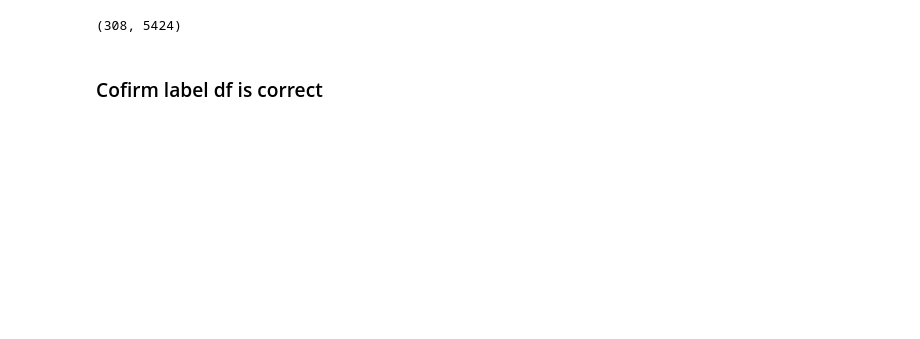
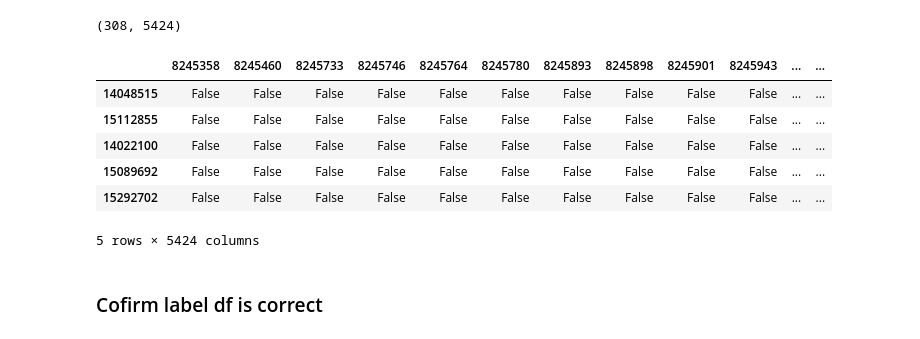
Before and after one commit to yoheikikuta/US-patent-analysis, a Jupyter notebook: notebook/tfidf_nearest.ipynb, the cells around one changed output. Cells and saved outputs as stored; diff of their text form; code cells hidden in the pictures; blank space fills up the shorter version.

```diff
--- a/notebook/tfidf_nearest.ipynb
+++ b/notebook/tfidf_nearest.ipynb
@@ -142,6 +239,16 @@ label_df = create_label_df()
 label_df.shape
 # %% [output]
 (308, 5424)
+# %%
+label_df.head()
+# %% [output]
+|  | 8245358 | 8245460 | 8245733 | 8245746 | 8245764 | 8245780 | 8245893 | 8245898 | 8245901 | 8245943 | ... | ... |
+| 14048515 | False | False | False | False | False | False | False | False | False | False | ... | ... |
+| 15112855 | False | False | False | False | False | False | False | False | False | False | ... | ... |
+| 14022100 | False | False | False | False | False | False | False | False | False | False | ... | ... |
+| 15089692 | False | False | False | False | False | False | False | False | False | False | ... | ... |
+| 15292702 | False | False | False | False | False | False | False | False | False | False | ... | ... |
+5 rows × 5424 columns
 # %% [markdown]
 ### Cofirm label df is correct
 # %%
```
Also changed, not shown: parts of 74 cells of this notebook.
